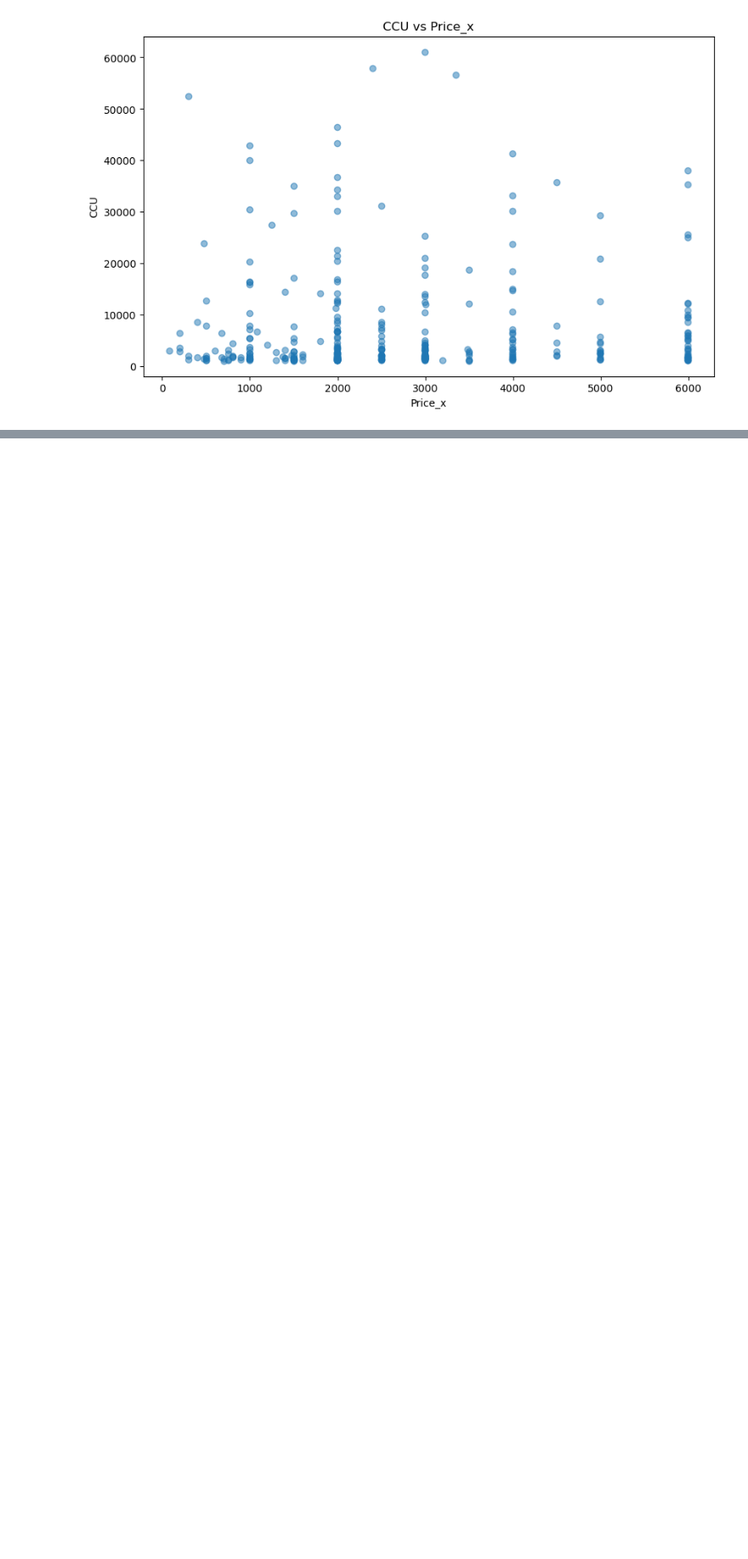
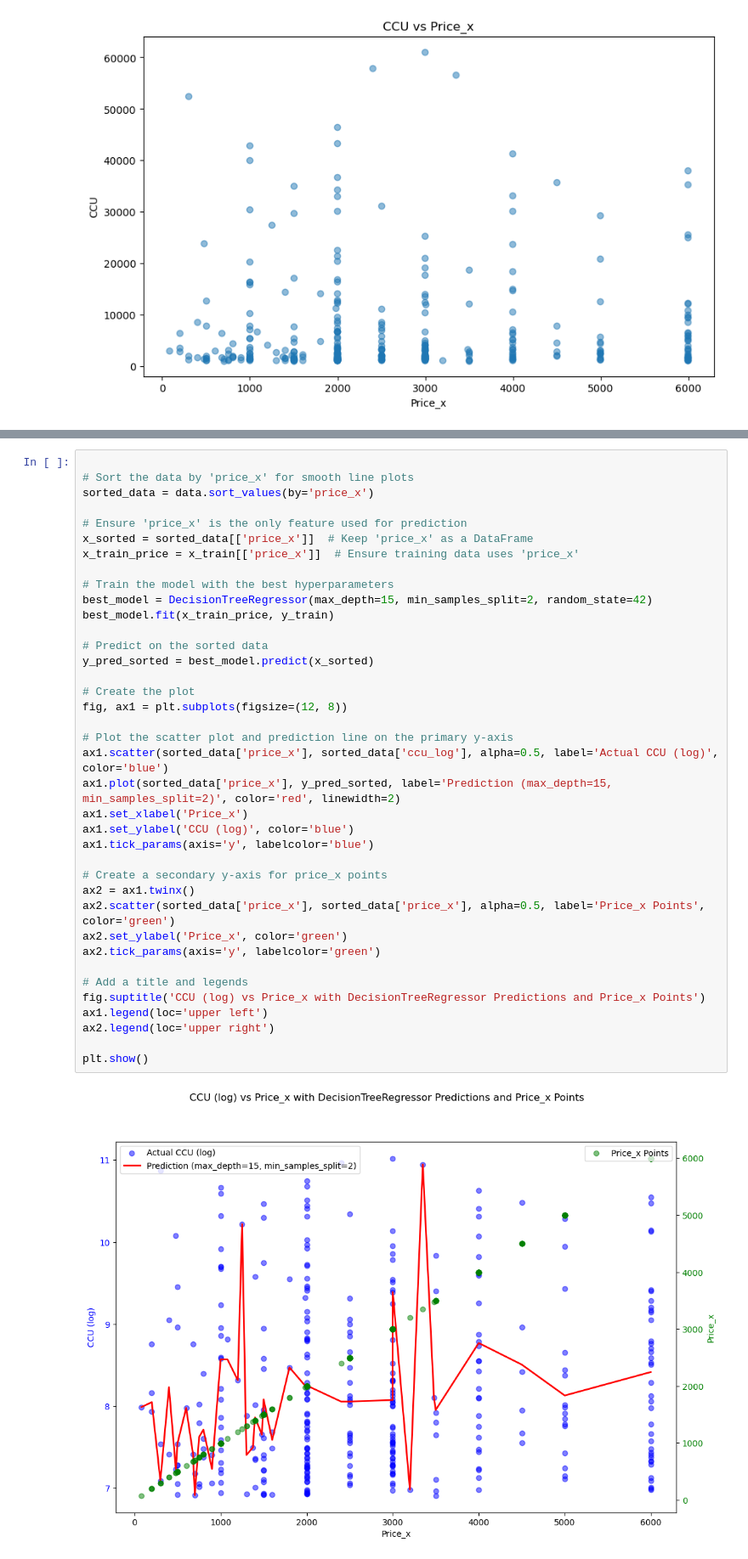
Before and after one commit to PurpleLampShade/MachineLearningFinal, a Jupyter notebook: DM_Machine.ipynb, the cells around one changed output, grey strips where cells are left out. Shown: that part at 85% size. Cells and saved outputs as stored; diff of their text form; blank space fills up the shorter version.

```diff
--- a/DM_Machine.ipynb
+++ b/DM_Machine.ipynb
@@ -119,0 +166,40 @@ Text(0.5, 1.0, 'CCU vs Price_x')
+# %%
+
+# Sort the data by 'price_x' for smooth line plots
+sorted_data = data.sort_values(by='price_x')
+
+# Ensure 'price_x' is the only feature used for prediction
+x_sorted = sorted_data[['price_x']]  # Keep 'price_x' as a DataFrame
+x_train_price = x_train[['price_x']]  # Ensure training data uses 'price_x'
+
+# Train the model with the best hyperparameters
+best_model = DecisionTreeRegressor(max_depth=15, min_samples_split=2, random_state=42)
+best_model.fit(x_train_price, y_train)
+
+# Predict on the sorted data
+y_pred_sorted = best_model.predict(x_sorted)
+
+# Create the plot
+fig, ax1 = plt.subplots(figsize=(12, 8))
+
+# Plot the scatter plot and prediction line on the primary y-axis
+ax1.scatter(sorted_data['price_x'], sorted_data['ccu_log'], alpha=0.5, label='Actual CCU (log)', color='blue')
+ax1.plot(sorted_data['price_x'], y_pred_sorted, label='Prediction (max_depth=15, min_samples_split=2)', color='red', linewidth=2)
+ax1.set_xlabel('Price_x')
+ax1.set_ylabel('CCU (log)', color='blue')
+ax1.tick_params(axis='y', labelcolor='blue')
+
+# Create a secondary y-axis for price_x points
+ax2 = ax1.twinx()
+ax2.scatter(sorted_data['price_x'], sorted_data['price_x'], alpha=0.5, label='Price_x Points', color='green')
+ax2.set_ylabel('Price_x', color='green')
+ax2.tick_params(axis='y', labelcolor='green')
+
+# Add a title and legends
+fig.suptitle('CCU (log) vs Price_x with DecisionTreeRegressor Predictions and Price_x Points')
+ax1.legend(loc='upper left')
+ax2.legend(loc='upper right')
+
+plt.show()
+# %% [output]
+[figure, added]
```
Also changed, not shown: parts of 5 cells of this notebook.
